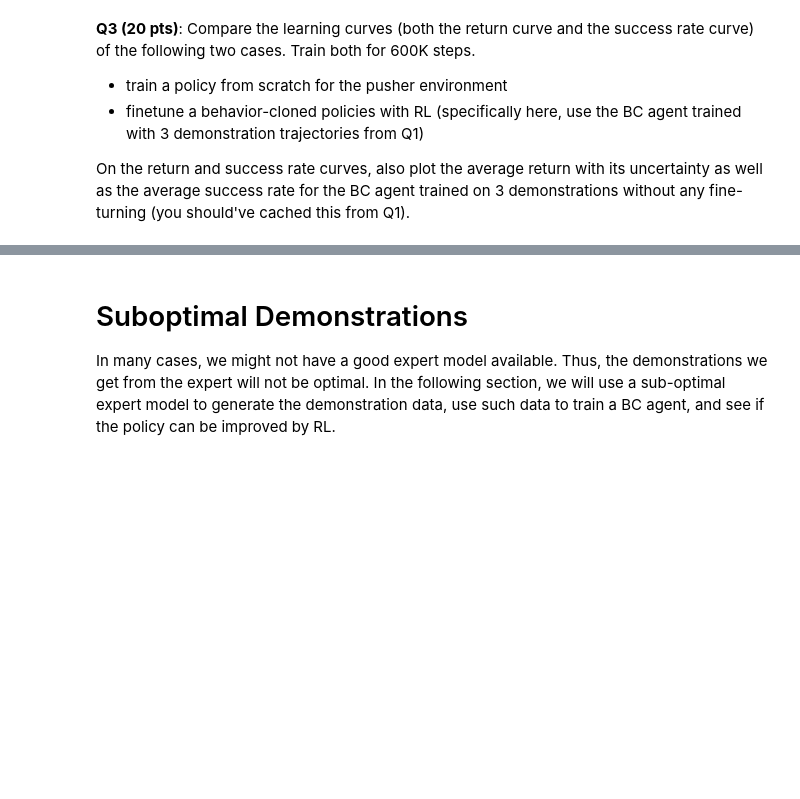
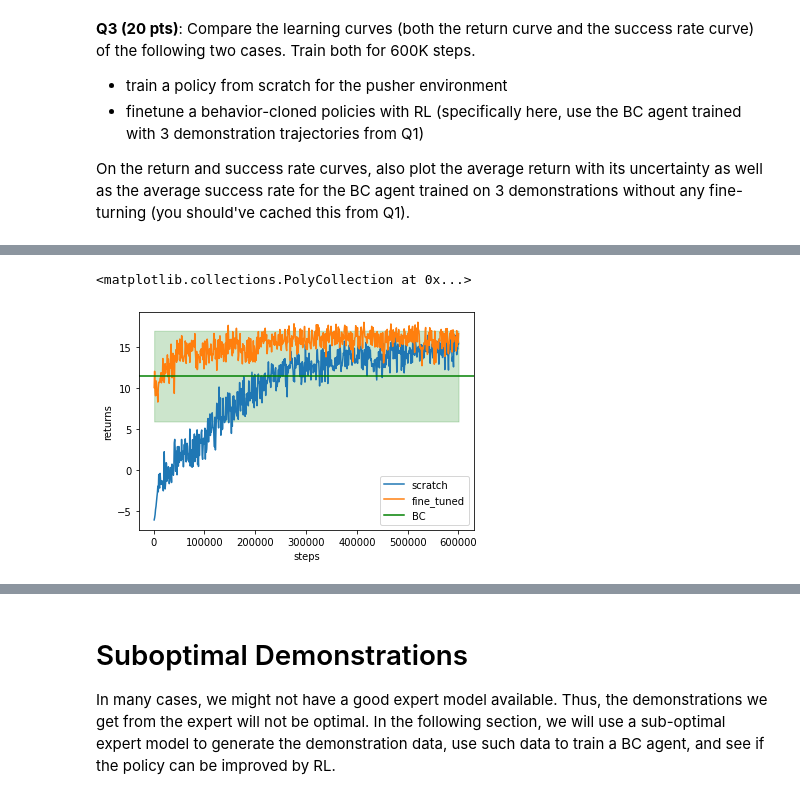
Before and after one commit to LuisCGit/6.484-reinforcement-learning, a Jupyter notebook: lfd.ipynb, the cells around one changed output, grey strips where cells are left out. Cells and saved outputs as stored; diff of their text form; code cells hidden in the pictures; blank space fills up the shorter version.

```diff
--- a/lfd.ipynb
+++ b/lfd.ipynb
@@ -598,7 +598,7 @@ with open('q1_agents','wb') as f:
   pickle.dump(agents,f)
 # %%
 with open('q1_agents','rb') as f:
-  aye = pickle.load(f)
+  agents = pickle.load(f)
 # %%
 sns.lineplot(x = "N", y = "succes_rate", data=df)
 # %% [output]
@@ -840,0 +912,33 @@ On the return and success rate curves, also plot the average return with its unc
+# %%
+# save_dic_ft = {
+#     'agent_name' : 'fine_tuned',
+#     'steps' : steps,
+#     'returns' : returns,
+#     'success_rate' : success_rate
+# }
+# with open('save_dic_ft','wb') as f:
+#   pickle.dump(save_dic_ft, f)
+
+with open('save_dic_ft','rb') as f:
+  save_dic_ft = pickle.load(f)
+returns_ft, success_rate_ft = save_dic_ft['returns'], save_dic_ft['success_rate']
+df_ft = pandas.DataFrame({'agent': 'fine_tuned',
+                   'returns' : returns_ft,
+                   'success_rate': success_rate_ft,
+                   'steps' : steps})
+df_plot = pandas.concat((df_scratch,df_ft),ignore_index=True)
+# %%
+#get metrics for 3 demonstration BC agent
+success_rate_bc, ret_mean_bc, ret_std_bc, rets_bc, successes_bc = eval_agent(agents[1], env, 200)
+# %%
+ax = sns.lineplot(x = "steps", y = "returns", hue = "agent", data = df_plot)
+ax.axhline(y=ret_mean_bc,label="BC",color="g")
+ax.legend()
+#shaded region for uncertainty in BC returns
+ax.fill_between(steps, [ret_mean_bc-ret_std_bc]*len(steps), [ret_mean_bc+ret_std_bc]*len(steps),
+                 facecolor="g", # The fill color
+                 color='g',     # The outline color
+                 alpha=0.2)     # Transparency of the fill
+# %% [output]
+<matplotlib.collections.PolyCollection at 0x...>
+[figure, added]
```
Also changed, not shown: parts of 8 cells of this notebook.
